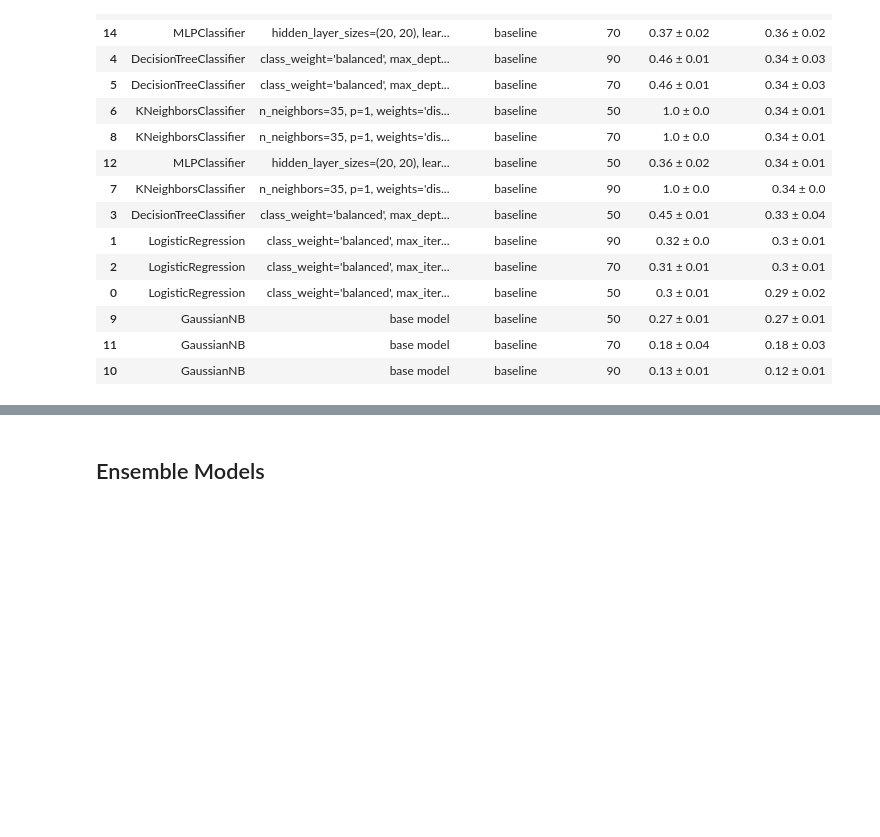
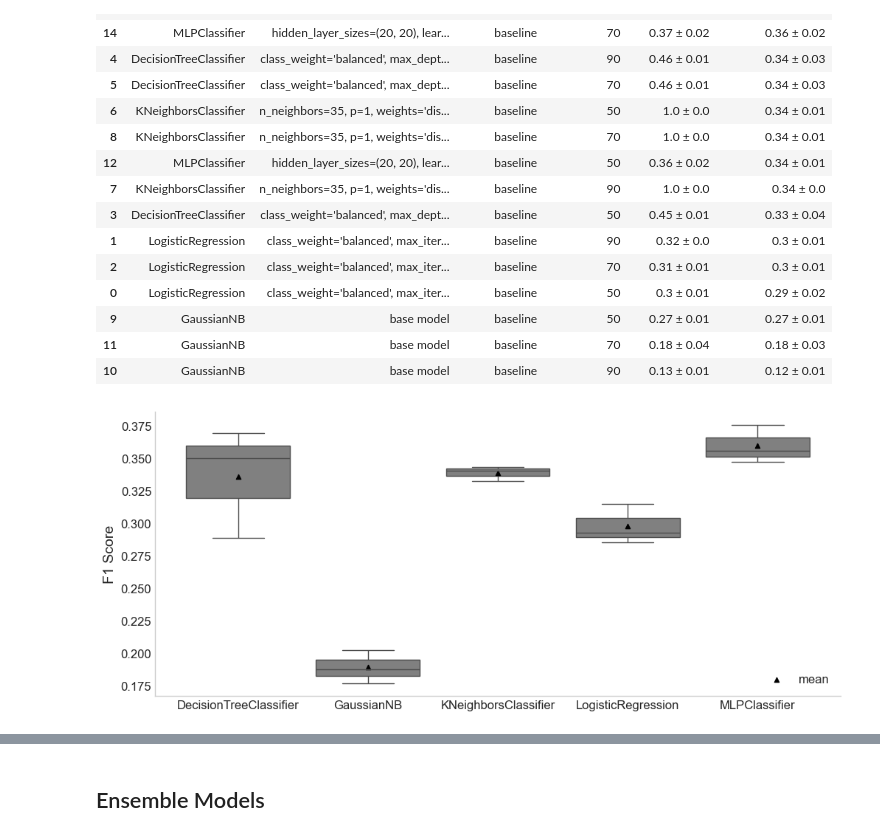
Before and after one commit to DiogoPF/Multiclass_Classification-WCB, a Jupyter notebook: Pipeline_diogo.ipynb, the cells around one changed output, grey strips where cells are left out. Saved outputs shown, nothing was run; the diff lists cells and outputs as text; code cells hidden in the pictures; blank space fills up the shorter version.

```diff
--- a/Pipeline_diogo.ipynb
+++ b/Pipeline_diogo.ipynb
@@ -1431,6 +1405,43 @@ base_models_df.sort_values(by="F1 Validation Score", ascending=False)
 | 9 | GaussianNB | base model | baseline | 50 | 0.27 ± 0.01 | 0.27 ± 0.01 |
 | 11 | GaussianNB | base model | baseline | 70 | 0.18 ± 0.04 | 0.18 ± 0.03 |
 | 10 | GaussianNB | base model | baseline | 90 | 0.13 ± 0.01 | 0.12 ± 0.01 |
+# %%
+results = base_models_gs.cv_results_
+
+validation_scores_folds = np.array(
+    [results[f"split{fold}_test_score"] for fold in range(3)]
+).T
+
+validation_scores_folds = pd.DataFrame(
+    validation_scores_folds,
+    columns=[f"Validation F1_Fold_{fold}" for fold in range(3)],
+    index=base_models_df.index,
+)
+
+base_models_df_folds = pd.concat(
+    (
+        base_models_df["model"],
+        validation_scores_folds,
+    ),
+    axis=1,
+)
+
+base_models_df_folds = base_models_df_folds.groupby("model").mean().T
+means = base_models_df_folds.mean(axis=0)
+
+plt.figure(figsize=(12, 5))
+sns.boxplot(base_models_df_folds, color="grey")
+x_positions = range(len(means))
+plt.scatter(x_positions, means, color="black", zorder=2, marker="^", s=20, label="mean")
+plt.legend(loc="lower right", fontsize=12)
+plt.xlabel("")
+plt.xticks(fontsize=12)
+plt.yticks(fontsize=12)
+plt.ylabel("F1 Score", fontsize=14)
+plt.show()
+# plt.savefig("./figures/base_models_comnparison.png", dpi=500, bbox_inches="tight")
+# %% [output]
+[figure, added]
 # %%
 fs_differences = base_models_df[["FS Percentile", "F1 Validation Score", "model"]]
 
```
Also changed, not shown: parts of 8 cells of this notebook, 2 other files.
